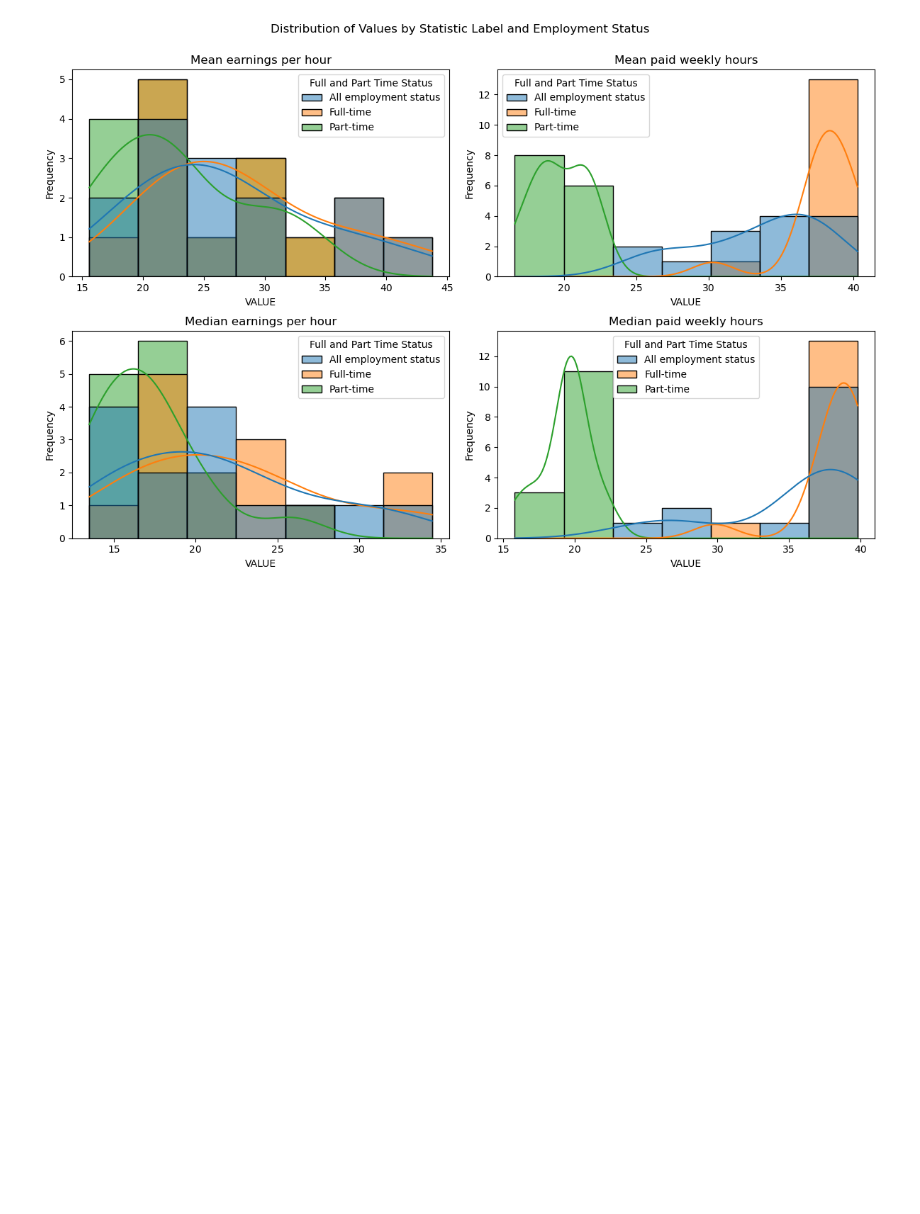
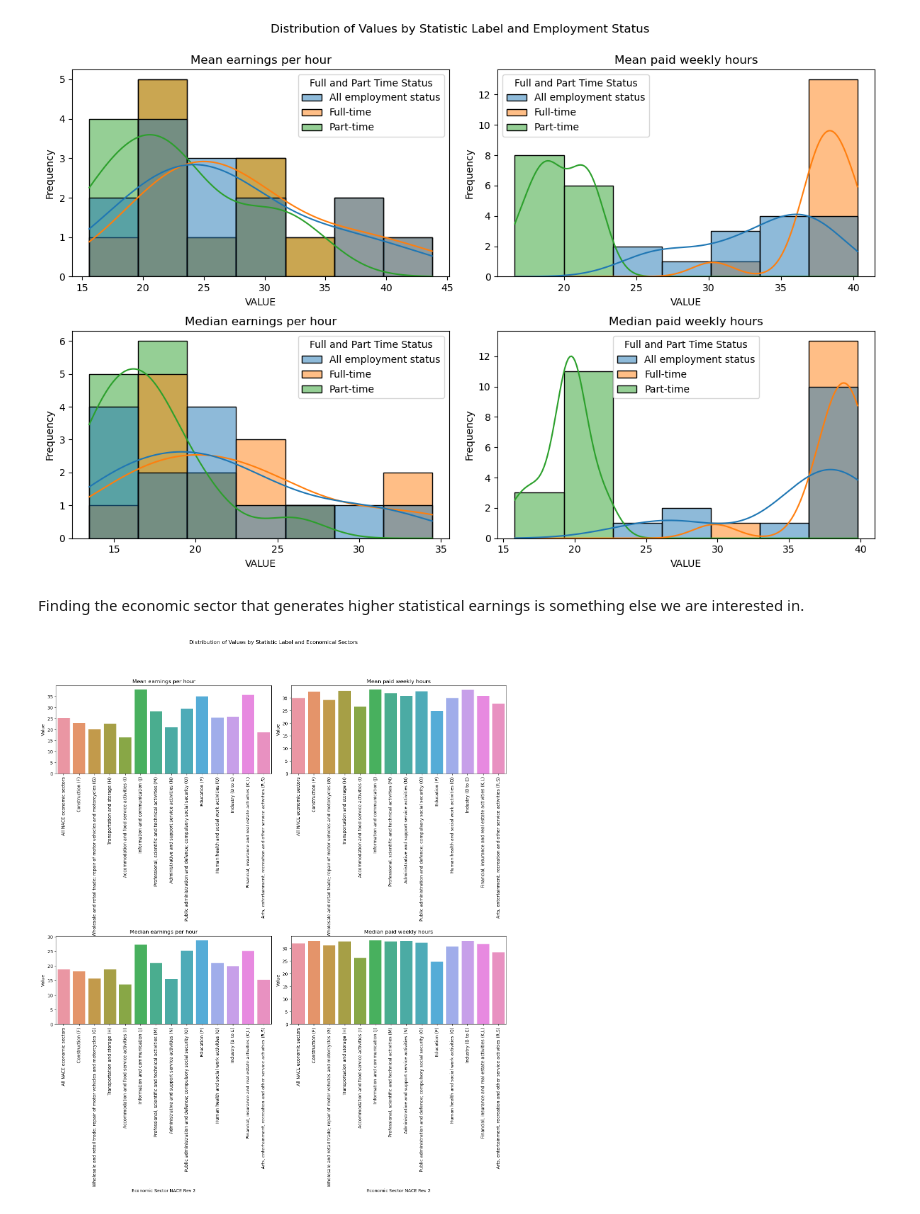
Before and after one commit to SyedAsadAilia110/CA1, a Jupyter notebook: CA01 - Coding New.ipynb, the cells around one changed output. Cells and saved outputs as stored; diff of their text form; code cells hidden in the pictures; blank space fills up the shorter version.

Commit message:
Add files via upload
Updating Analysis Through Machine Learning Data frame

```diff
--- a/CA01 - Coding New.ipynb
+++ b/CA01 - Coding New.ipynb
@@ -321,3 +321,28 @@ plt.subplots_adjust(top=0.9)
 plt.show()
 # %% [output]
 [figure]
+# %% [markdown]
+Finding the economic sector that generates higher statistical earnings is something else we are interested in.
+# %%
+# Filter the DataFrame for the four unique combinations of 'Statistic Label'
+unique_stat_labels = data['Statistic Label'].unique()
+
+# Create subplots
+fig, axes = plt.subplots(2, 2, figsize=(15, 18))
+fig.suptitle('Distribution of Values by Statistic Label and Economical Sectors')
+
+for i, label in enumerate(unique_stat_labels):
+    row, col = divmod(i, 2)
+    ax = axes[row, col]
+
+    sns.barplot(data=data[data['Statistic Label'] == label],x='Economic Sector NACE Rev 2',y='VALUE',ax=ax, errorbar=None)
+
+    ax.set_title(label)
+    ax.set_ylabel('Value')
+    ax.tick_params(axis='x', rotation=90)
+
+plt.tight_layout()
+plt.subplots_adjust(top=0.9)
+plt.show()
+# %% [output]
+[figure, added]
```
Also changed, not shown: parts of 4 cells of this notebook.
